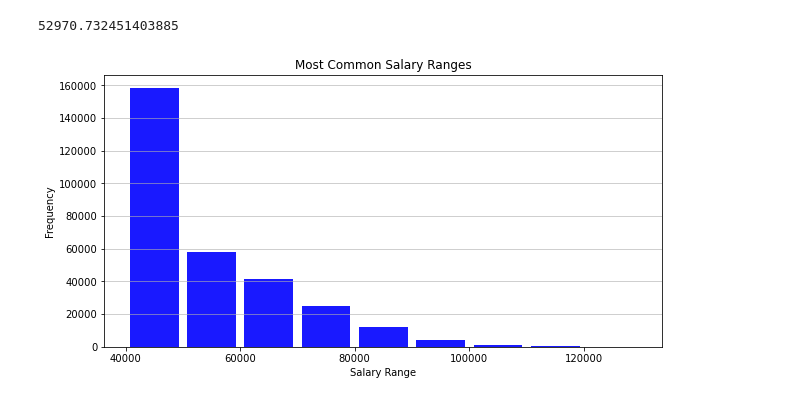
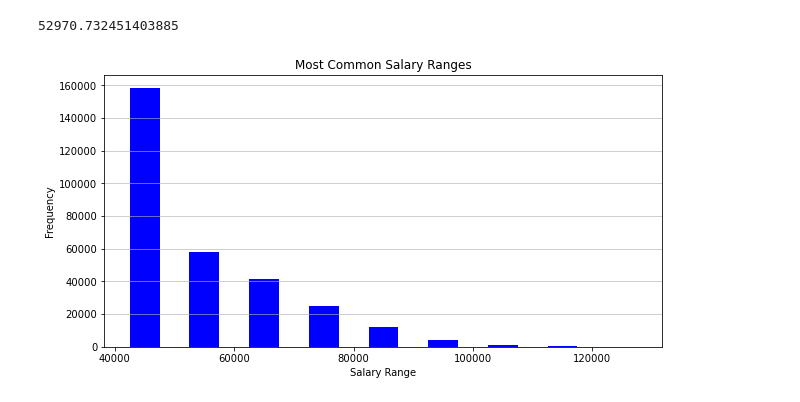
Before and after one commit to eatingsoup1986/sql-challenge, a Jupyter notebook: EmployeeSQLAlchemy(Cheng).ipynb, the cells around one changed output. Drawn from its saved outputs; the diff is of its cells as text; code cells hidden in the pictures.

Commit message:
completion of bonus, update of diagram

```diff
--- a/EmployeeSQLAlchemy(Cheng).ipynb
+++ b/EmployeeSQLAlchemy(Cheng).ipynb
@@ -40,5 +40,6 @@ salaries_df.head(10)
 # %%
 employee_salary = pd.merge(employees_df, salaries_df, how='inner')
 # %%
+employee_salary = employee_salary.rename(columns={"emp_title_id":"title_id"})
 employee_salary.head()
 # %% [output]
@@ -63,11 +64,11 @@ employee_salary["salary"].mean()
 # %%
 plt.figure(figsize=(10,5))
 bins = [40000, 50000, 60000, 70000, 80000, 90000, 100000, 110000, 120000, 130000]
-n, bins, patches = plt.hist(x=employee_salary["salary"], bins = bins, color = 'b', alpha=0.9, rwidth=0.85)
+n, bins, patches = plt.hist(x=employee_salary["salary"], bins = bins, color = 'blue', rwidth=0.5)
 plt.grid(axis='y', alpha=0.75)
 plt.xlabel('Salary Range')
 plt.ylabel('Frequency')
 plt.title('Most Common Salary Ranges')
 plt.show()
 # %% [output]
-[figure, old version]
+[figure, new version]
```
Also changed, not shown: parts of 7 cells of this notebook, 3 other files.
